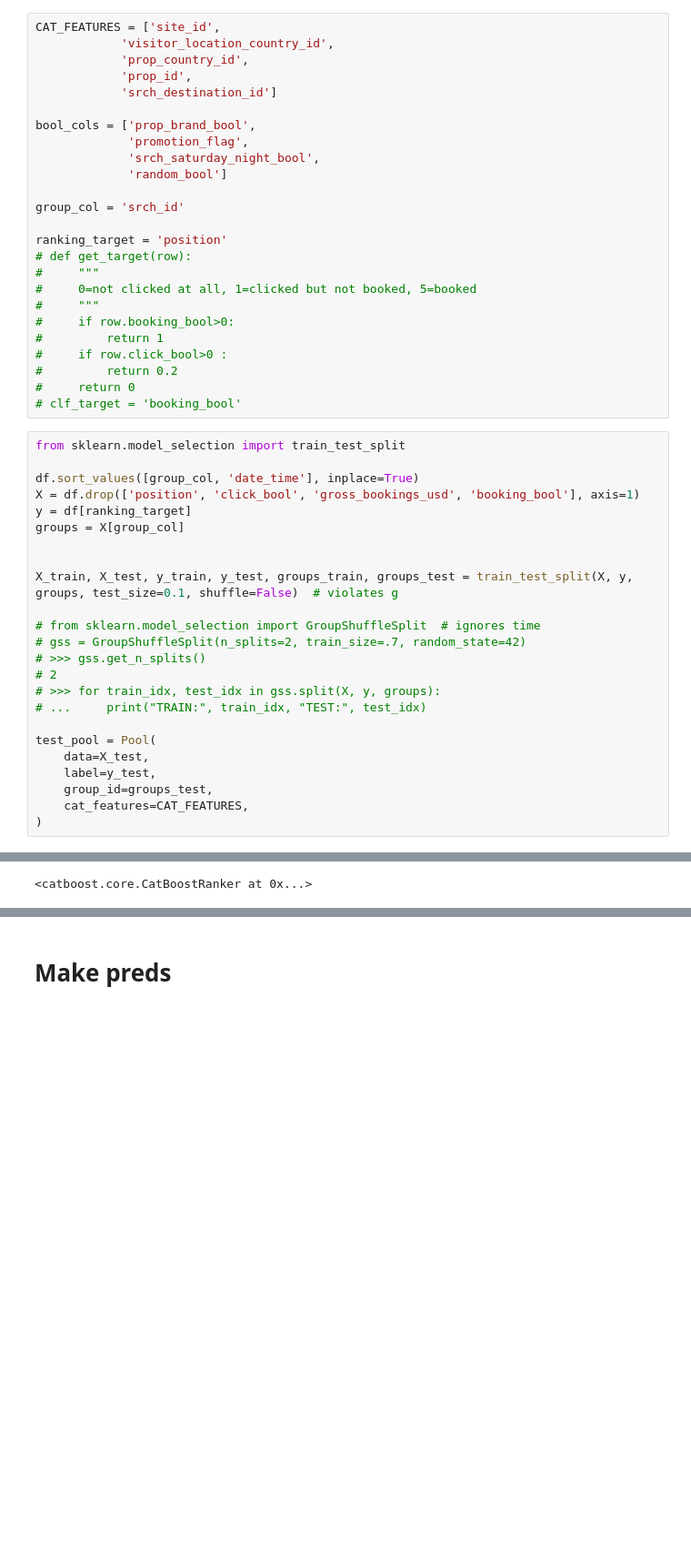
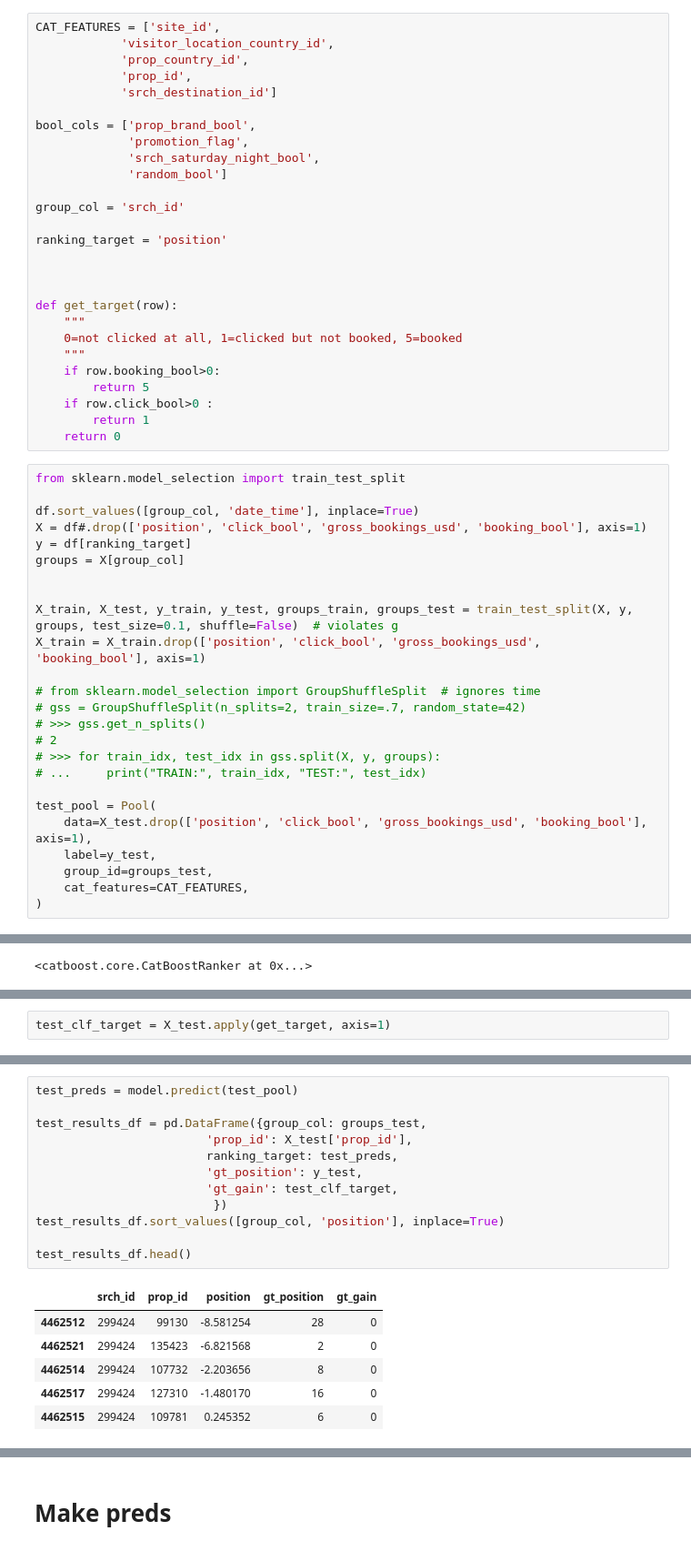
Before and after one commit to OlegBEZb/Personalize-Expedia-Hotel-Searches, a Jupyter notebook: Catboost_ranker.ipynb, the cells around one changed output, grey strips where cells are left out. Shown at 91% size. Cells and saved outputs as stored; diff of their text form; blank space fills up the shorter version.

```diff
--- a/Catboost_ranker.ipynb
+++ b/Catboost_ranker.ipynb
@@ -52,26 +52,29 @@ bool_cols = ['prop_brand_bool',
 group_col = 'srch_id'
 
 ranking_target = 'position'
-# def get_target(row):
-#     """
-#     0=not clicked at all, 1=clicked but not booked, 5=booked
-#     """
-#     if row.booking_bool>0:
-#         return 1
-#     if row.click_bool>0 :
-#         return 0.2
-#     return 0
-# clf_target = 'booking_bool'
+
+
+
+def get_target(row):
+    """
+    0=not clicked at all, 1=clicked but not booked, 5=booked
+    """
+    if row.booking_bool>0:
+        return 5
+    if row.click_bool>0 :
+        return 1
+    return 0
 # %%
 from sklearn.model_selection import train_test_split
 
 df.sort_values([group_col, 'date_time'], inplace=True)
-X = df.drop(['position', 'click_bool', 'gross_bookings_usd', 'booking_bool'], axis=1)
+X = df#.drop(['position', 'click_bool', 'gross_bookings_usd', 'booking_bool'], axis=1)
 y = df[ranking_target]
 groups = X[group_col]
 
 
 X_train, X_test, y_train, y_test, groups_train, groups_test = train_test_split(X, y, groups, test_size=0.1, shuffle=False)  # violates g
+X_train = X_train.drop(['position', 'click_bool', 'gross_bookings_usd', 'booking_bool'], axis=1)
 
 # from sklearn.model_selection import GroupShuffleSplit  # ignores time
 # gss = GroupShuffleSplit(n_splits=2, train_size=.7, random_state=42)
@@ -81,7 +84,7 @@ X_train, X_test, y_train, y_test, groups_train, groups_test = train_test_split(X
 # ...     print("TRAIN:", train_idx, "TEST:", test_idx)
 
 test_pool = Pool(
-    data=X_test,
+    data=X_test.drop(['position', 'click_bool', 'gross_bookings_usd', 'booking_bool'], axis=1),
     label=y_test,
     group_id=groups_test,
     cat_features=CAT_FEATURES,
@@ -229,0 +235,2 @@ MetricVisualizer(layout=Layout(align_self='stretch', height='500px'))
+# %%
+test_clf_target = X_test.apply(get_target, axis=1)
@@ -229,0 +244,19 @@ MetricVisualizer(layout=Layout(align_self='stretch', height='500px'))
+# %%
+test_preds = model.predict(test_pool)
+
+test_results_df = pd.DataFrame({group_col: groups_test,
+                        'prop_id': X_test['prop_id'],
+                        ranking_target: test_preds,
+                        'gt_position': y_test,
+                        'gt_gain': test_clf_target,
+                         })
+test_results_df.sort_values([group_col, 'position'], inplace=True)
+
+test_results_df.head()
+# %% [output]
+|  | srch_id | prop_id | position | gt_position | gt_gain |
+| 4462512 | 299424 | 99130 | -8.581254 | 28 | 0 |
+| 4462521 | 299424 | 135423 | -6.821568 | 2 | 0 |
+| 4462514 | 299424 | 107732 | -2.203656 | 8 | 0 |
+| 4462517 | 299424 | 127310 | -1.480170 | 16 | 0 |
+| 4462515 | 299424 | 109781 | 0.245352 | 6 | 0 |
```
Also changed, not shown: parts of 4 cells of this notebook, 2 other files.
